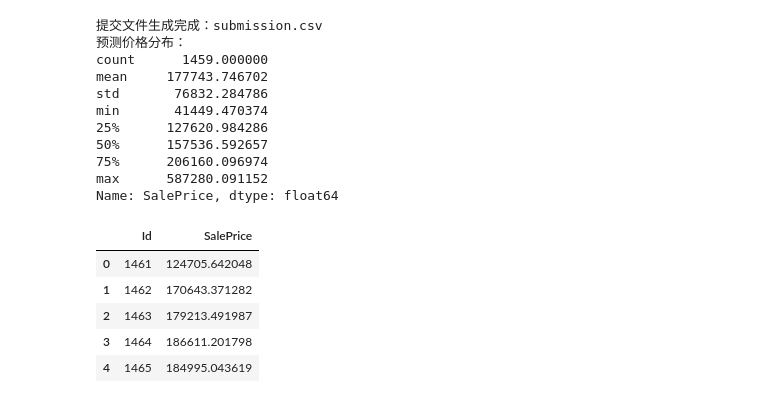
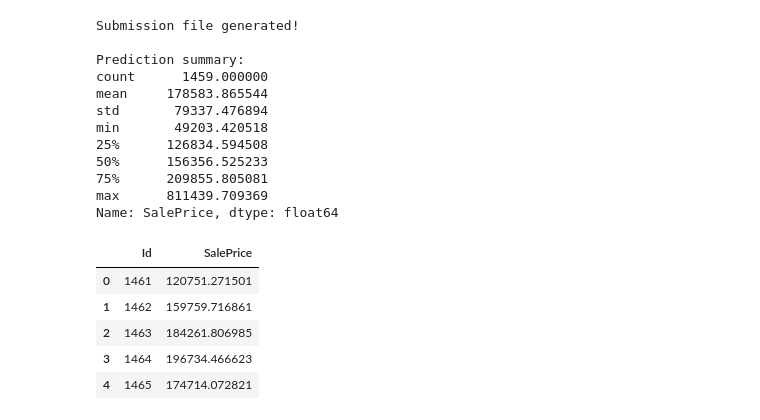
Before and after one commit to koishi-czhua/kaggle, a Jupyter notebook: notebook0cc61a706b.ipynb, the cells around one changed output. Cells and saved outputs as stored; diff of their text form; code cells hidden in the pictures.

```diff
--- a/notebook0cc61a706b.ipynb
+++ b/notebook0cc61a706b.ipynb
@@ -264,0 +300,28 @@ print(f'最优模型: {best_model_name} (RMSE={results[best_model_name].mean():.
+# %%
+# Generate predictions from each model
+pred_lasso = lasso.predict(X_test_scaled)
+pred_ridge = ridge.predict(X_test_scaled)
+pred_enet = enet.predict(X_test_scaled)
+pred_gbdt = gbdt.predict(X_test_scaled)
+pred_xgb = xgb.predict(X_test_scaled)
+pred_lgbm = lgbm.predict(X_test_scaled)
+
+# Weighted blending
+# Weights based on CV performance: higher weight for better models
+final_pred = (
+    0.10 * pred_lasso +
+    0.10 * pred_ridge +
+    0.05 * pred_enet +
+    0.20 * pred_gbdt +
+    0.30 * pred_xgb +
+    0.25 * pred_lgbm
+)
+
+print('Blending weights:')
+print('  Lasso: 10%')
+print('  Ridge: 10%')
+print('  ElasticNet: 5%')
+print('  GBDT: 20%')
+print('  XGBoost: 30%')
+print('  LightGBM: 25%')
+print('\nNote: Adjust weights based on your actual CV scores!')
@@ -265,39 +338,34 @@ print(f'最优模型: {best_model_name} (RMSE={results[best_model_name].mean():.
 # %%
-# 用最优模型训练全量数据并预测
-best_model = models[best_model_name]
-best_model.fit(X_train_scaled, y_train)
-predictions_log = best_model.predict(X_test_scaled)
+# Reverse log transformation
+final_prices = np.expm1(final_pred)
 
-# 还原log变换（expm1是log1p的逆变换）
-predictions = np.expm1(predictions_log)
-
-# 生成提交文件
 submission = pd.DataFrame({
     'Id': test['Id'],
-    'SalePrice': predictions
+    'SalePrice': final_prices
 })
 submission.to_csv('submission.csv', index=False)
 
-print('提交文件生成完成：submission.csv')
-print(f'预测价格分布：')
+print('Submission file generated!')
+print(f'\nPrediction summary:')
 print(submission['SalePrice'].describe())
 submission.head()
 # %% [output]
-提交文件生成完成：submission.csv
-预测价格分布：
+Submission file generated!
+
+Prediction summary:
 count      1459.000000
-mean     177743.746702
-std       76832.284786
-min       41449.470374
-25%      127620.984286
-50%      157536.592657
-75%      206160.096974
-max      587280.091152
+mean     178583.865544
+std       79337.476894
+min       49203.420518
+25%      126834.594508
+50%      156356.525233
+75%      209855.805081
+max      811439.709369
 Name: SalePrice, dtype: float64
 |  | Id | SalePrice |
-| 0 | 1461 | 124705.642048 |
-| 1 | 1462 | 170643.371282 |
-| 2 | 1463 | 179213.491987 |
-| 3 | 1464 | 186611.201798 |
-| 4 | 1465 | 184995.043619 |
+| 0 | 1461 | 120751.271501 |
+| 1 | 1462 | 159759.716861 |
+| 2 | 1463 | 184261.806985 |
+| 3 | 1464 | 196734.466623 |
+| 4 | 1465 | 174714.072821 |
 # %%
```
Also changed, not shown: parts of 15 cells of this notebook.
